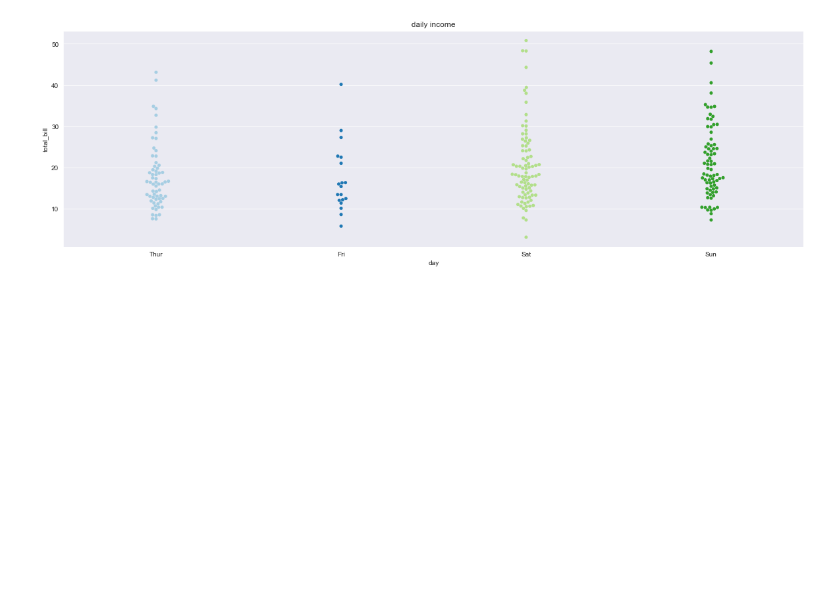
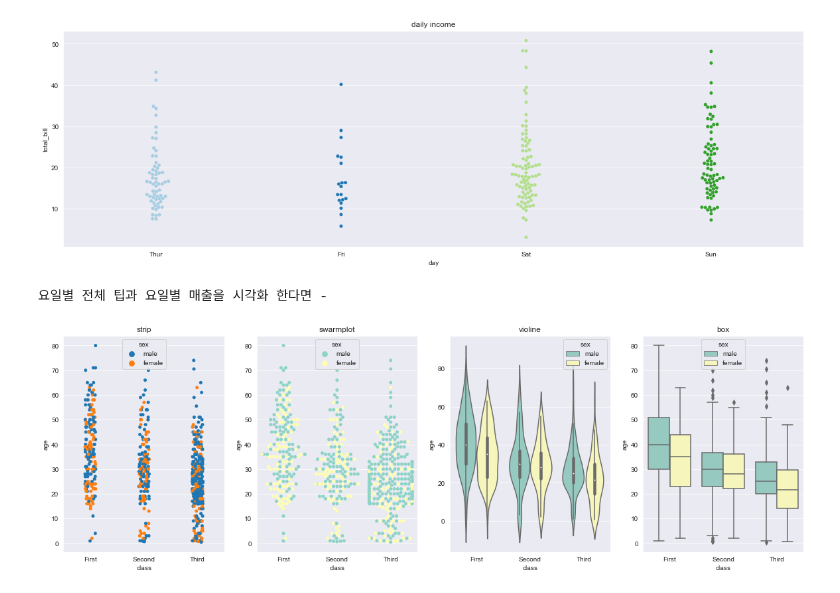
Before and after one commit to JaewooJason/Daily_Practice, a Jupyter notebook: 2022_AI_Visualization[03].ipynb, the cells around one changed output. Cells and saved outputs as stored; diff of their text form; code cells hidden in the pictures; blank space fills up the shorter version.

```diff
--- a/2022_AI_Visualization[03].ipynb
+++ b/2022_AI_Visualization[03].ipynb
@@ -224,3 +224,36 @@ plt.close()
 요일별로 팁을 준 빈도를 시각화 한다면 -
 요일별 매출을 시각화 한다면 -
 [figure]
+# %%
+print('요일별 전체 팁과 요일별 매출을 시각화 한다면 - ')
+
+sns.set_style('darkgrid')
+
+fig = plt.figure(figsize = (20,6))
+
+ax01= fig.add_subplot(1,4,1)
+ax02= fig.add_subplot(1,4,2)
+ax03= fig.add_subplot(1,4,3)
+ax04= fig.add_subplot(1,4,4)
+
+
+# 위에는 도화지의 위치이다
+
+ax01.set_title('strip')
+ax02.set_title('swarmplot')
+ax03.set_title('violine')
+ax04.set_title('box')
+
+# ci = False ci = sd
+
+sns.stripplot(ax = ax01, data = titan_dataset, x ='class', y ='age', hue = 'sex')
+sns.swarmplot(ax = ax02, data = titan_dataset, x ='class', y ='age', palette = 'Set3', hue='sex') # 클라스별로 기준을 나누어 준다
+sns.violinplot(ax = ax03, data = titan_dataset, x ='class', y ='age', palette = 'Set3', hue='sex') # 밀도르 보고자 할때
+sns.boxplot(ax = ax04, data = titan_dataset, x ='class', y ='age', palette = 'Set3', hue='sex') # 밀도르 보고자 할때
+
+
+plt.show()
+plt.close()
+# %% [output]
+요일별 전체 팁과 요일별 매출을 시각화 한다면 -
+[figure, added]
```
